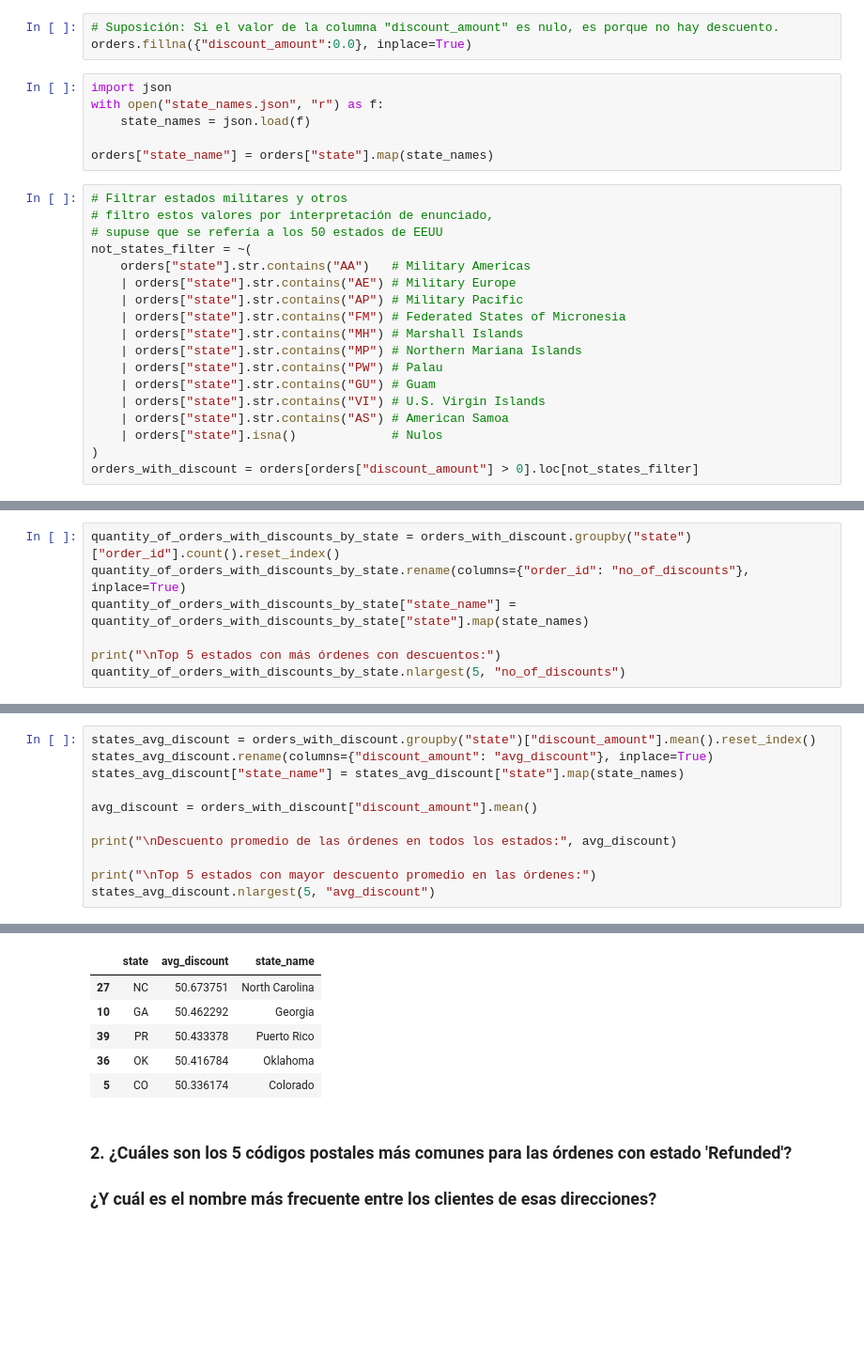
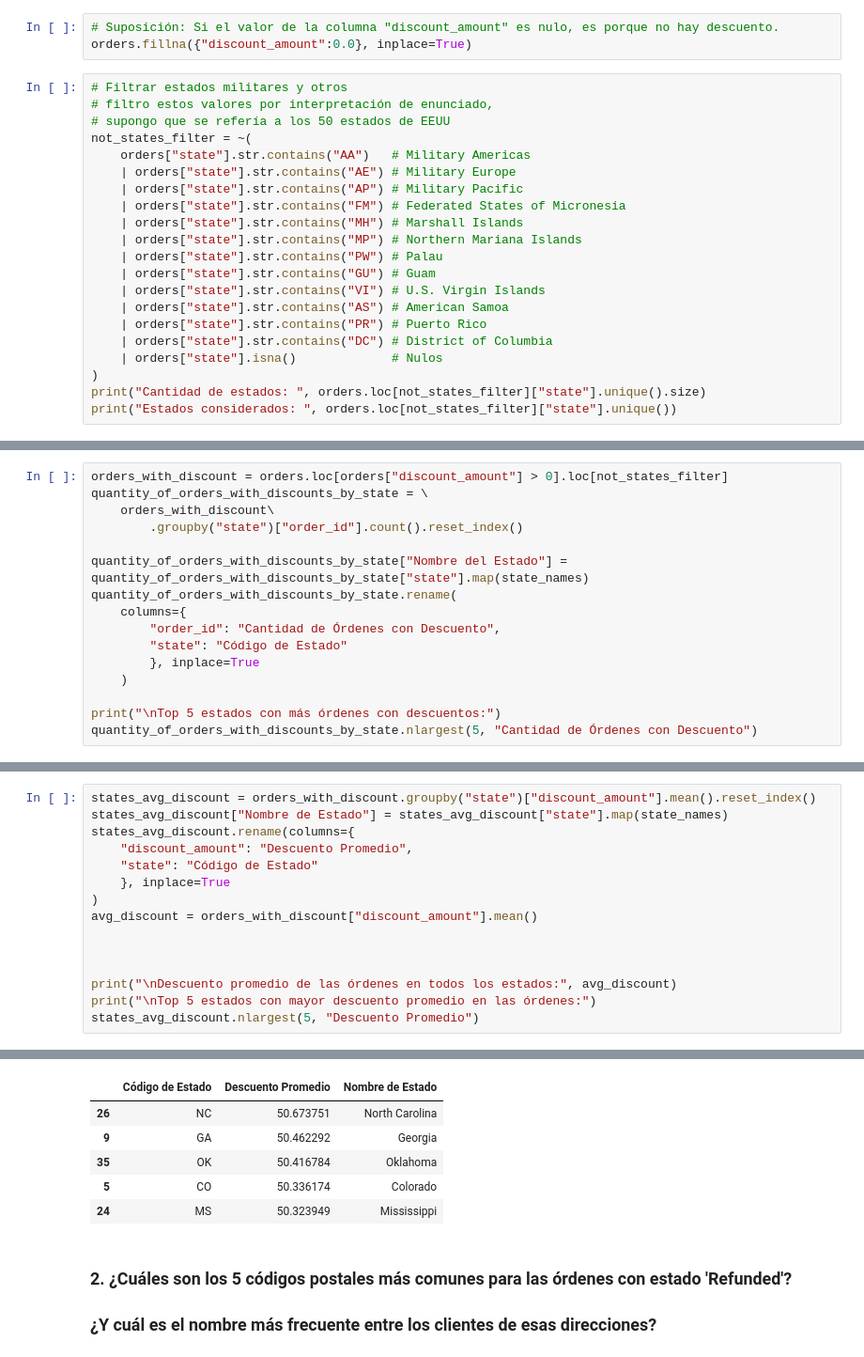
Before and after one commit to patricioibar/datos-tp1, a Jupyter notebook: consultas_enunciado.ipynb, the cells around one changed output, grey strips where cells are left out. Shown at 94% size. Cells and saved outputs as stored; diff of their text form; blank space fills up the shorter version.

```diff
--- a/main.ipynb
+++ b/consultas_enunciado.ipynb
@@ -78,16 +45,10 @@ Filas con estado nulo: 422138
 # %%
 # Suposición: Si el valor de la columna "discount_amount" es nulo, es porque no hay descuento.
 orders.fillna({"discount_amount":0.0}, inplace=True)
-# %%
-import json
-with open("state_names.json", "r") as f:
-    state_names = json.load(f)
-
-orders["state_name"] = orders["state"].map(state_names)
 # %%
 # Filtrar estados militares y otros
 # filtro estos valores por interpretación de enunciado,
-# supuse que se refería a los 50 estados de EEUU
+# supongo que se refería a los 50 estados de EEUU
 not_states_filter = ~(
     orders["state"].str.contains("AA")   # Military Americas
     | orders["state"].str.contains("AE") # Military Europe
@@ -99,6 +60,9 @@ not_states_filter = ~(
     | orders["state"].str.contains("GU") # Guam
     | orders["state"].str.contains("VI") # U.S. Virgin Islands
     | orders["state"].str.contains("AS") # American Samoa
+    | orders["state"].str.contains("PR") # Puerto Rico
+    | orders["state"].str.contains("DC") # District of Columbia
     | orders["state"].isna()             # Nulos
 )
-orders_with_discount = orders[orders["discount_amount"] > 0].loc[not_states_filter]
+print("Cantidad de estados: ", orders.loc[not_states_filter]["state"].unique().size)
+print("Estados considerados: ", orders.loc[not_states_filter]["state"].unique())
@@ -105,9 +79,18 @@ orders_with_discount = orders[orders["discount_amount"] > 0].loc[not_states_filt
 # %%
-quantity_of_orders_with_discounts_by_state = orders_with_discount.groupby("state")["order_id"].count().reset_index()
-quantity_of_orders_with_discounts_by_state.rename(columns={"order_id": "no_of_discounts"}, inplace=True)
-quantity_of_orders_with_discounts_by_state["state_name"] = quantity_of_orders_with_discounts_by_state["state"].map(state_names)
+orders_with_discount = orders.loc[orders["discount_amount"] > 0].loc[not_states_filter]
+quantity_of_orders_with_discounts_by_state = \
+    orders_with_discount\
+        .groupby("state")["order_id"].count().reset_index()
+
+quantity_of_orders_with_discounts_by_state["Nombre del Estado"] = quantity_of_orders_with_discounts_by_state["state"].map(state_names)
+quantity_of_orders_with_discounts_by_state.rename(
+    columns={
+        "order_id": "Cantidad de Órdenes con Descuento",
+        "state": "Código de Estado"
+        }, inplace=True
+    )
 
 print("\nTop 5 estados con más órdenes con descuentos:")
-quantity_of_orders_with_discounts_by_state.nlargest(5, "no_of_discounts")
+quantity_of_orders_with_discounts_by_state.nlargest(5, "Cantidad de Órdenes con Descuento")
 # %% [output]
 Top 5 estados con más órdenes con descuentos:
@@ -120,12 +103,16 @@ Top 5 estados con más órdenes con descuentos:
 # %%
 states_avg_discount = orders_with_discount.groupby("state")["discount_amount"].mean().reset_index()
-states_avg_discount.rename(columns={"discount_amount": "avg_discount"}, inplace=True)
-states_avg_discount["state_name"] = states_avg_discount["state"].map(state_names)
-
+states_avg_discount["Nombre de Estado"] = states_avg_discount["state"].map(state_names)
+states_avg_discount.rename(columns={
+    "discount_amount": "Descuento Promedio",
+    "state": "Código de Estado"
+    }, inplace=True
+)
 avg_discount = orders_with_discount["discount_amount"].mean()
 
+
+
 print("\nDescuento promedio de las órdenes en todos los estados:", avg_discount)
-
 print("\nTop 5 estados con mayor descuento promedio en las órdenes:")
-states_avg_discount.nlargest(5, "avg_discount")
+states_avg_discount.nlargest(5, "Descuento Promedio")
 # %% [output]
@@ -133,11 +120,11 @@ Descuento promedio de las órdenes en todos los estados: 50.01658081853222
 
 Top 5 estados con mayor descuento promedio en las órdenes:
-|  | state | avg_discount | state_name |
-| 27 | NC | 50.673751 | North Carolina |
-| 10 | GA | 50.462292 | Georgia |
-| 39 | PR | 50.433378 | Puerto Rico |
-| 36 | OK | 50.416784 | Oklahoma |
+|  | Código de Estado | Descuento Promedio | Nombre de Estado |
+| 26 | NC | 50.673751 | North Carolina |
+| 9 | GA | 50.462292 | Georgia |
+| 35 | OK | 50.416784 | Oklahoma |
 | 5 | CO | 50.336174 | Colorado |
+| 24 | MS | 50.323949 | Mississippi |
 # %% [markdown]
 ### 2. ¿Cuáles son los 5 códigos postales más comunes para las órdenes con estado 'Refunded'?
 ###    ¿Y cuál es el nombre más frecuente entre los clientes de esas direcciones?
```
Also changed, not shown: parts of 8 cells of this notebook, 7 other files.
